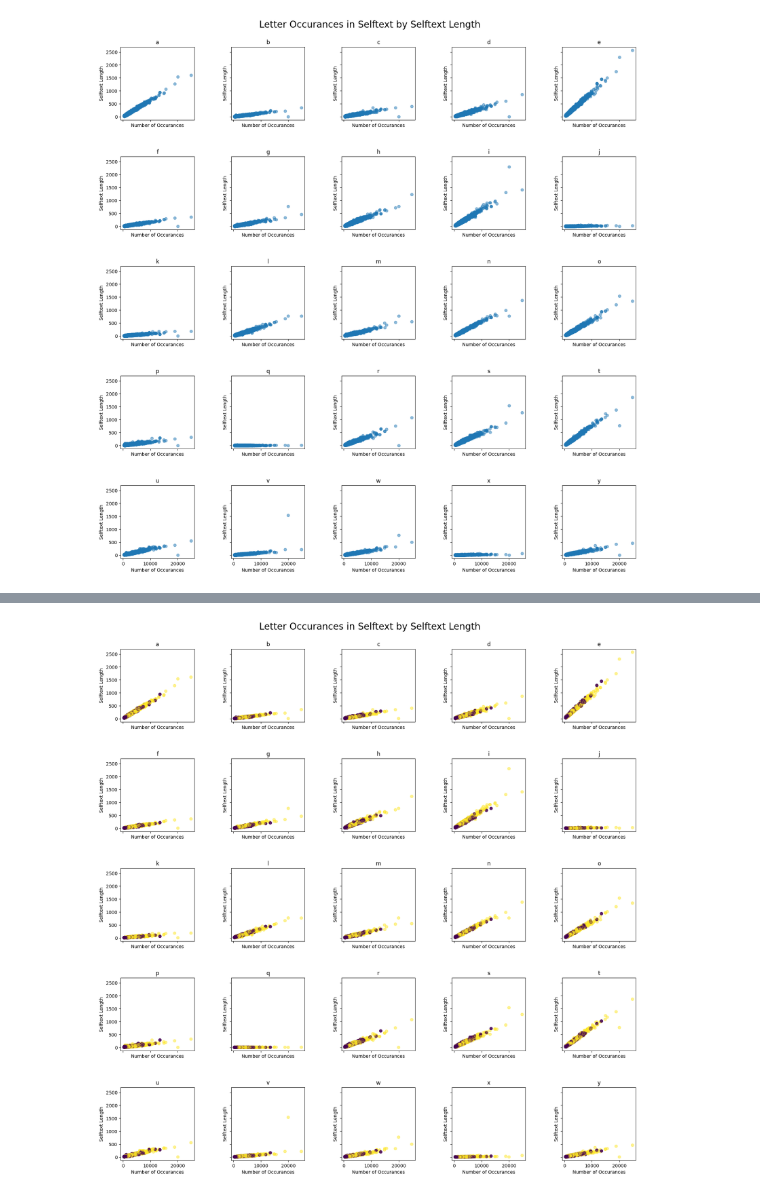
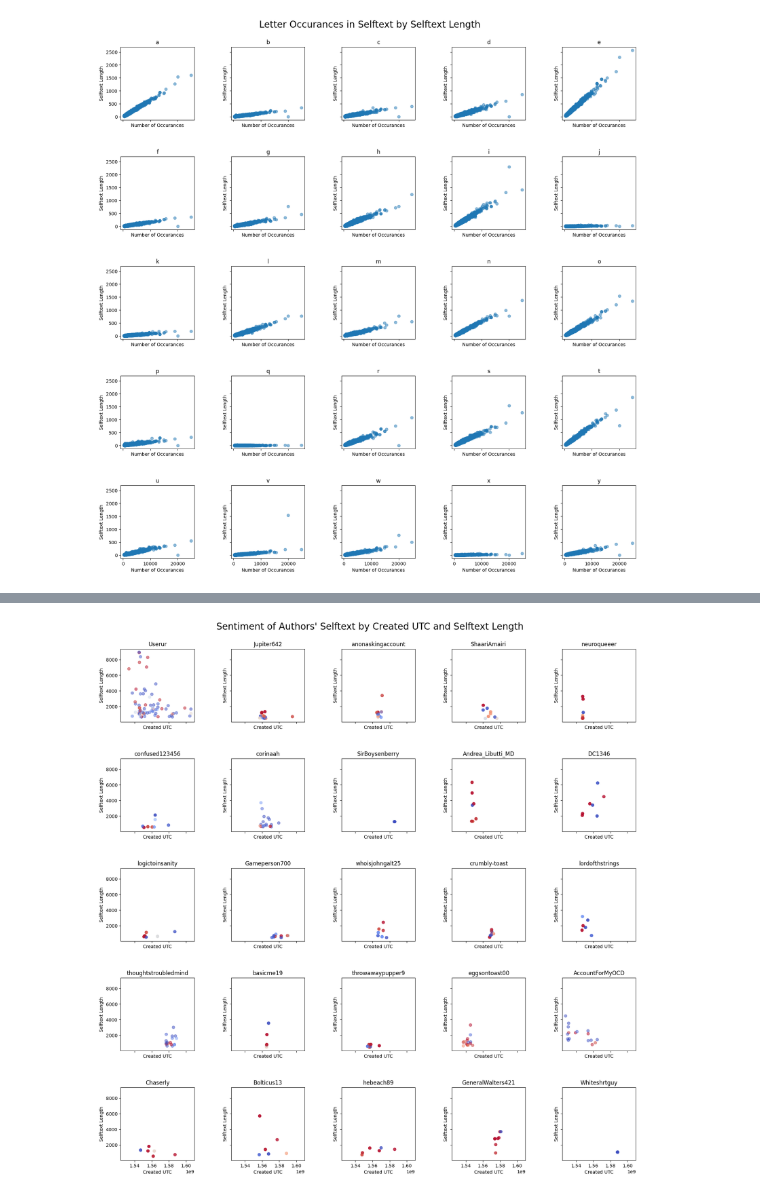
Before and after one commit to grahamwaters/Reddit-NLP-Analysis, a Jupyter notebook: notebooks/00_combining_best_from_all_notebooks.ipynb, the cells around one changed output, grey strips where cells are left out. Drawn from its saved outputs; the diff is of its cells as text; code cells hidden in the pictures.

Commit message:
generated several compelling plots working on final touches to analysis

```diff
--- a/notebooks/00_combining_best_from_all_notebooks.ipynb
+++ b/notebooks/00_combining_best_from_all_notebooks.ipynb
@@ -1171,3 +1264,26 @@ plt.savefig('../images/letter_histograms.png')
 plt.show();
 # %% [output]
 [figure]
+# %%
+# if the data/cleaned_reddit_withsentiment.csv file does not exist, run the following code to create it
+# if the file already exists, skip this code block and load the file
+if not os.path.exists('../data/cleaned_reddit_withsentiment.csv'):
+    # calculate sentiment of selftext column and add it to the df
+    from vaderSentiment.vaderSentiment import SentimentIntensityAnalyzer
+    analyzer = SentimentIntensityAnalyzer()
+    print(f'calculating sentiment')
+    df['sentiment'] = df['selftext'].apply(lambda x: analyzer.polarity_scores(x)['compound']) # add a column for sentiment
+    # add negative, neutral, and positive columns
+    try:
+        df['negative'] = df['selftext'].apply(lambda x: analyzer.polarity_scores(x)['neg'])
+        df['neutral'] = df['selftext'].apply(lambda x: analyzer.polarity_scores(x)['neu'])
+        df['positive'] = df['selftext'].apply(lambda x: analyzer.polarity_scores(x)['pos'])
+    except:
+        pass
+    # save the df
+    df.to_csv('../data/cleaned_reddit_withsentiment.csv', index=False)
+else:
+    print(f'loading sentiment data from previously generated file')
+    df = pd.read_csv('../data/cleaned_reddit_withsentiment.csv') # load the file if it already exists
+
+df.head()
@@ -1174,26 +1299,24 @@ plt.show();
 # %%
-# let's duplicate the previous plot but this time use color to show whether the post is from r/Autism or r/OCD. This will help us see if there are any differences between the two subreddits.
-
-# make a figure plotting letters against number of occurances in selftext for each selftext length bin. To avoid the ValueError "ValueError: num must be 1 <= num <= 16, not 17" the number of bins is set to 25 instead of 26 (the number of letters in the alphabet). The color of the scatterplot is determined by the subreddit the post is from (the target column).
+# plot the sentiment values for the top 25 authors (by number of posts) on their own subplots as scatterplots with the x-axis being the created_utc, y-axis being the selftext_length, and color representing the sentiment value column.
 # add a space between the plots to make them easier to read and to make the plot more aesthetically pleasing
 # for this code block ignore the IndexError
+# use coolwarm for the color map to make the colors more distinct
 
 fig, axes = plt.subplots(5, 5, figsize=(20,20), sharey=True, sharex=True)
 fig.subplots_adjust(hspace=0.5, wspace=0.5)
 # the suptitle should not have so much space between it and the subplots
 # the x and y labels should be larger
-for i, letter in enumerate('abcdefghijklmnopqrstuvwxyz'):
+for i, author in enumerate(df['author'].value_counts().index[:25]):
     try:
         ax = axes[i//5, i%5]
-        ax.scatter(df['selftext_length'], df[f'{letter}'], c=df['target'], alpha=0.5)
-        ax.set_title(letter)
-        ax.set_xlabel('Number of Occurances')
+        ax.scatter(df[df['author']==author]['created_utc'], df[df['author']==author]['selftext_length'], c=df[df['author']==author]['sentiment'], cmap='coolwarm', alpha=0.5)
+        ax.set_title(author)
+        ax.set_xlabel('Created UTC')
         ax.set_ylabel('Selftext Length')
     except IndexError:
         pass
-
-fig.suptitle('Letter Occurances in Selftext by Selftext Length', fontsize=20, y=0.92)
-plt.savefig('../images/letter_histograms_by_subreddit.png')
+fig.suptitle('Sentiment of Authors\' Selftext by Created UTC and Selftext Length', fontsize=20, y=0.92)
+plt.savefig('../images/sentiment_by_author.png')
 plt.show();
 # %% [output]
-[figure, old version]
+[figure, new version]
```
Also changed, not shown: parts of 17 cells of this notebook, 5 other files.
